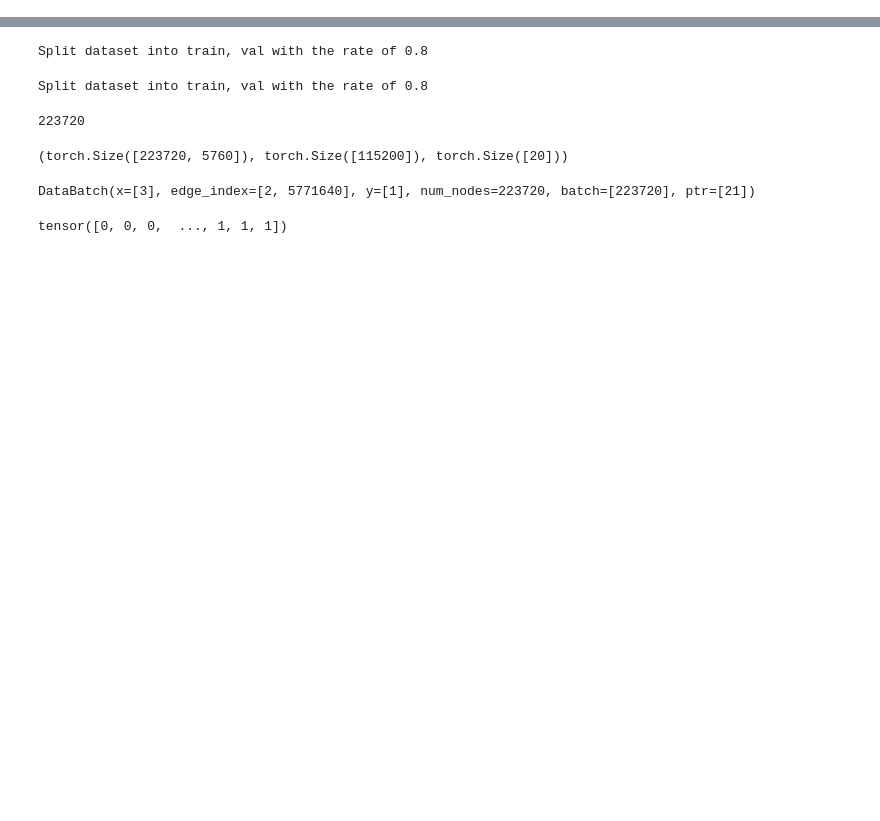
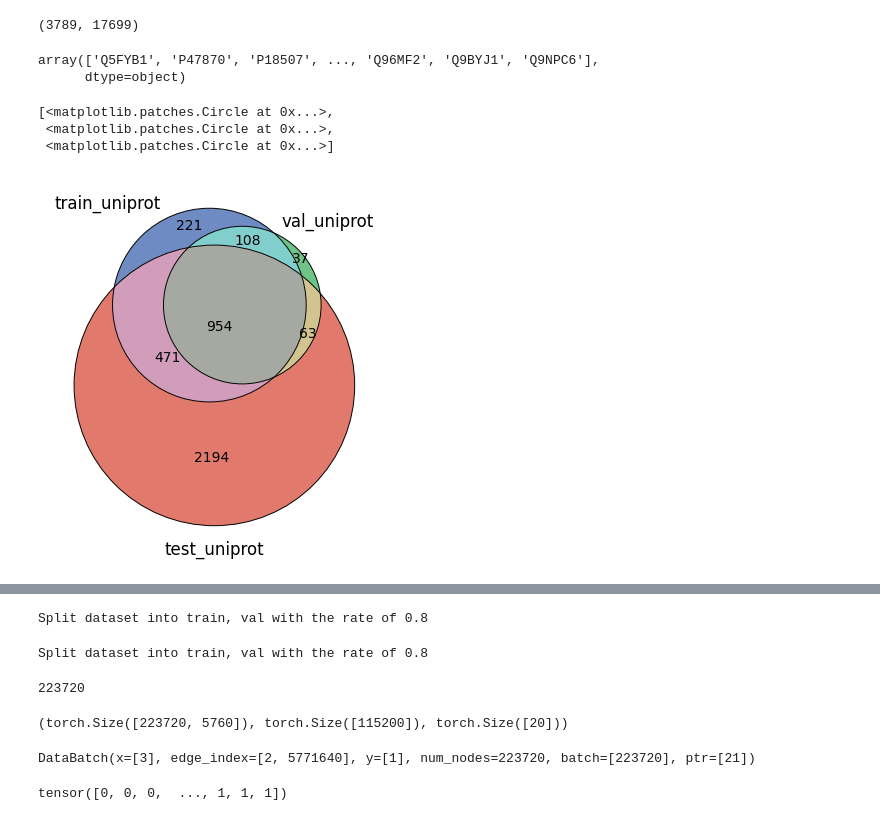
Before and after one commit to zshuyinggg/ppi_mutation, a Jupyter notebook: notebooks/ppi2.ipynb, the cells around one changed output, grey strips where cells are left out. Saved outputs shown, nothing was run; the diff lists cells and outputs as text; code cells hidden in the pictures; blank space fills up the shorter version.

```diff
--- a/notebooks/ppi2.ipynb
+++ b/notebooks/ppi2.ipynb
@@ -9,3 +9,23 @@ script_path, data_path, logging_path= os.path.join(top_path,'scripts'),\
     os.path.join(top_path,'data'),\
     os.path.join(top_path,'logs')
 from scripts.baseline1.datasets_baseline1 import *
+# %%
+import pandas as pd
+test_set=pd.read_csv('/scratch/user/zshuying/ppi_mutation/data/clinvar/mutant_seq_2019_test_no_error.csv'
+)
+with open('/scratch/user/zshuying/ppi_mutation/data/baseline1/processed/2019_test_name_list_1050.txt','r') as f:
+    test_list=eval(f.readline())
+with open('/scratch/user/zshuying/ppi_mutation/data/baseline1/processed/2019_train_name_list_1050.txt','r') as f:
+    train_list=eval(f.readline())
+with open('/scratch/user/zshuying/ppi_mutation/data/baseline1/processed/2019_val_name_list_1050.txt','r') as f:
+    val_list=eval(f.readline())
+train_val=pd.read_csv('/scratch/user/zshuying/ppi_mutation/data/clinvar/mutant_seq_2019_1_no_error.csv')
+# %%
+test_actual_df=test_set[test_set['Name'].apply(lambda x:x in test_list)]
+test_uniprot=set(test_actual_df.UniProt.unique().tolist())
+train_actual_df=train_val[train_val['Name'].apply(lambda x:x in train_list)]
+train_uniprot=set(train_actual_df.UniProt.unique().tolist())
+val_actual_df=train_val[train_val['Name'].apply(lambda x:x in val_list)]
+val_uniprot=set(val_actual_df.UniProt.unique().tolist())
+# %%
+train_uniprot.update(val_uniprot)
@@ -11,0 +39,23 @@ from scripts.baseline1.datasets_baseline1 import *
+# %%
+len(val_new_name_list),len(train_new_name_list)
+# %% [output]
+(3789, 17699)
+# %%
+with open('/scratch/user/zshuying/ppi_mutation/data/baseline1/processed/2019_train')
+# %% [output]
+array(['Q5FYB1', 'P47870', 'P18507', ..., 'Q96MF2', 'Q9BYJ1', 'Q9NPC6'],
+      dtype=object)
+# %%
+from matplotlib_venn import venn3, venn3_circles,venn3_unweighted
+venn3([train_uniprot, val_uniprot, test_uniprot],
+        set_colors=('#3E64AF', '#3EAF5D', '#D74E3B'),
+        set_labels=('train_uniprot',
+                    'val_uniprot',
+                    'test_uniprot'),
+        alpha=0.75)
+venn3_circles([train_uniprot, val_uniprot, test_uniprot], lw=0.7)
+# %% [output]
+[<matplotlib.patches.Circle at 0x...>,
+ <matplotlib.patches.Circle at 0x...>,
+ <matplotlib.patches.Circle at 0x...>]
+[figure, added]
```
Also changed, not shown: parts of 4 cells of this notebook, 40 other files.
